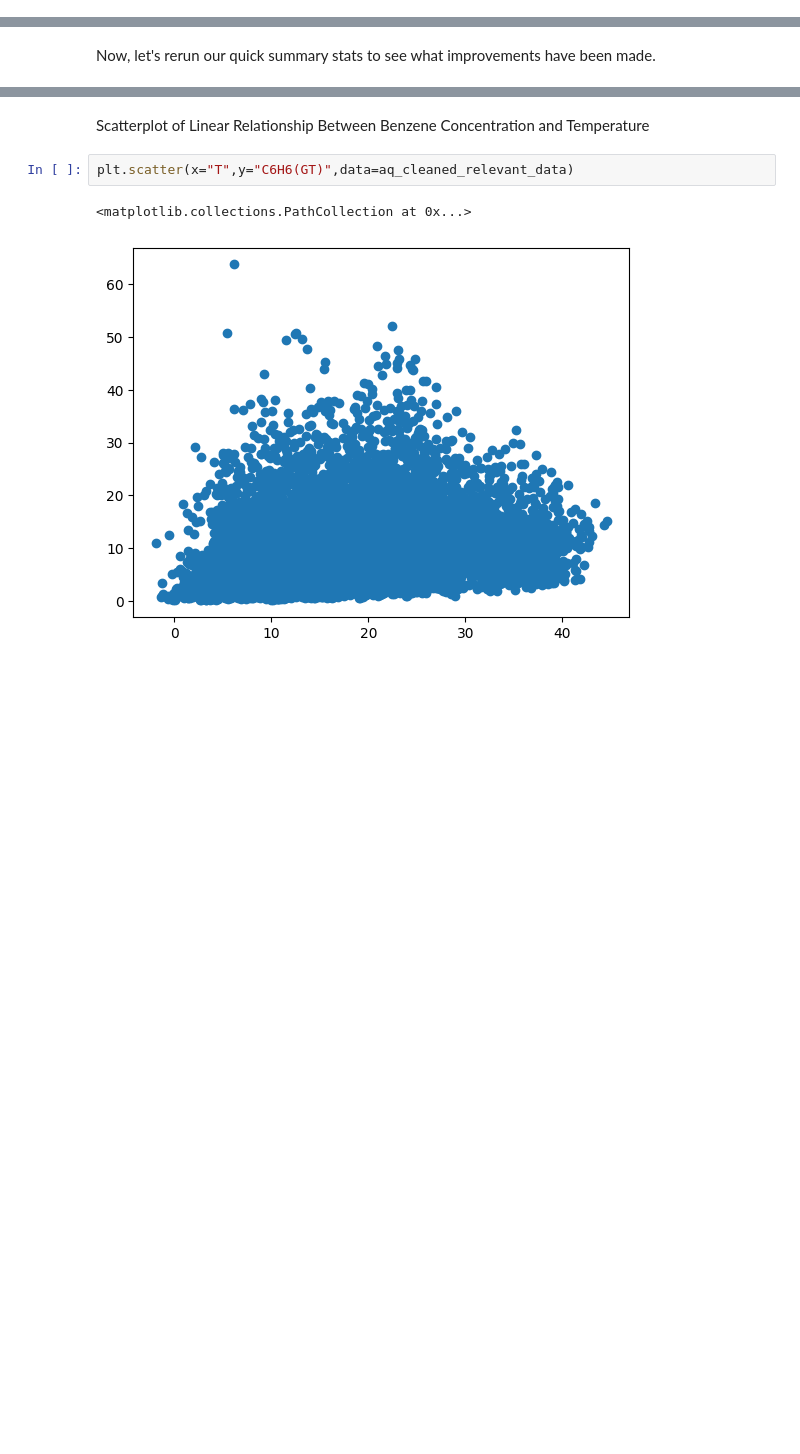
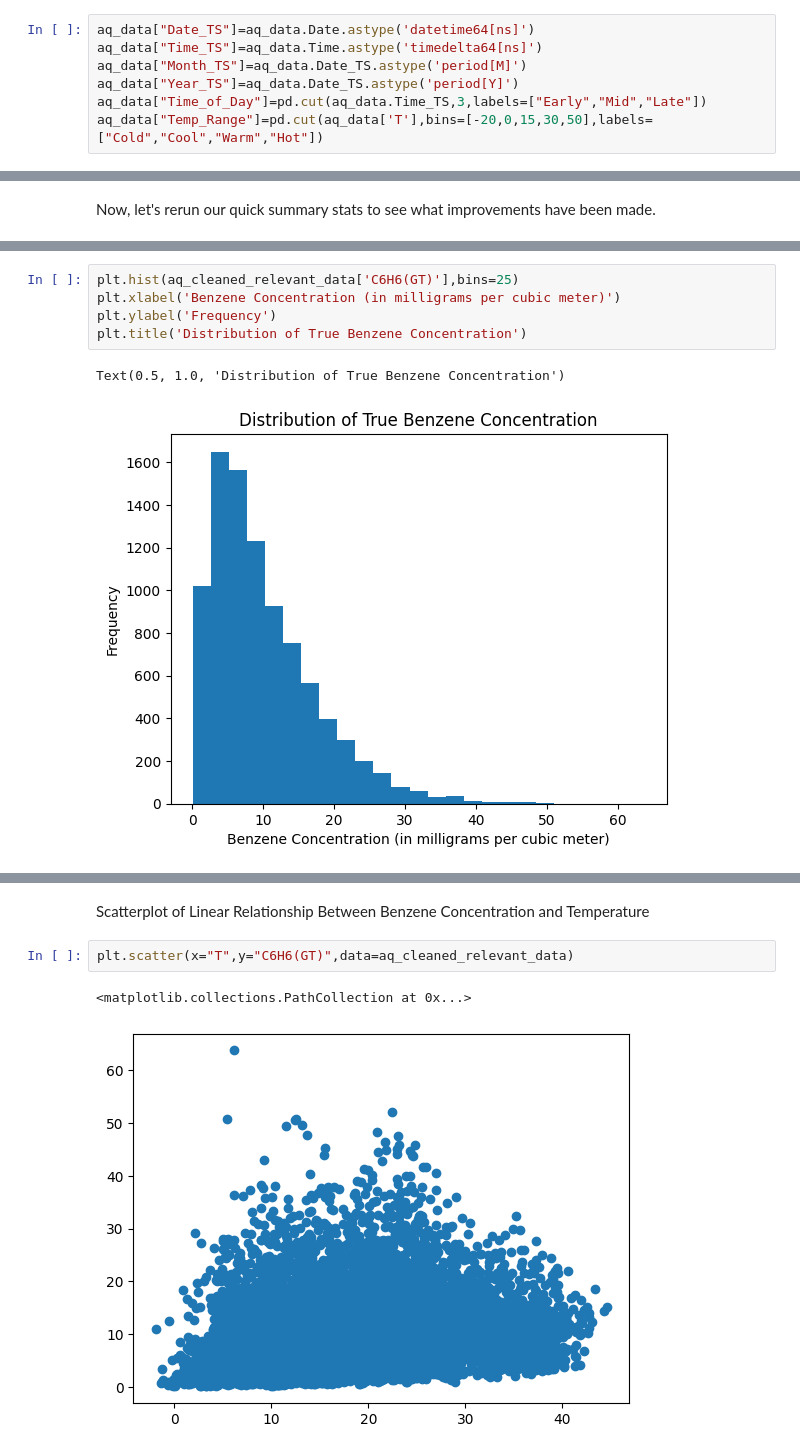
Before and after one commit to cashby-890/ST-554-Project1, a Jupyter notebook: Task2/ST_554_Project_1_Task_2.ipynb, the cells around one changed output, grey strips where cells are left out. Saved outputs shown, nothing was run; the diff lists cells and outputs as text; blank space fills up the shorter version.

Commit message:
Pending changes to plots and addition of narratives. Reorganization will also be underway very soon.

```diff
--- a/Task2/ST_554_Project_1_Task_2.ipynb
+++ b/Task2/ST_554_Project_1_Task_2.ipynb
@@ -89 +89,8 @@ aq_data.describe()
+# %%
+aq_data["Date_TS"]=aq_data.Date.astype('datetime64[ns]')
+aq_data["Time_TS"]=aq_data.Time.astype('timedelta64[ns]')
+aq_data["Month_TS"]=aq_data.Date_TS.astype('period[M]')
+aq_data["Year_TS"]=aq_data.Date_TS.astype('period[Y]')
+aq_data["Time_of_Day"]=pd.cut(aq_data.Time_TS,3,labels=["Early","Mid","Late"])
+aq_data["Temp_Range"]=pd.cut(aq_data['T'],bins=[-20,0,15,30,50],labels=["Cold","Cool","Warm","Hot"])
 # %% [markdown]
@@ -315,0 +158,8 @@ aq_cleaned_relevant_data.agg(["mean","median","max","min","std"])
+# %%
+plt.hist(aq_cleaned_relevant_data['C6H6(GT)'],bins=25)
+plt.xlabel('Benzene Concentration (in milligrams per cubic meter)')
+plt.ylabel('Frequency')
+plt.title('Distribution of True Benzene Concentration')
+# %% [output]
+Text(0.5, 1.0, 'Distribution of True Benzene Concentration')
+[figure, added]
```
Also changed, not shown: parts of 73 cells of this notebook.
